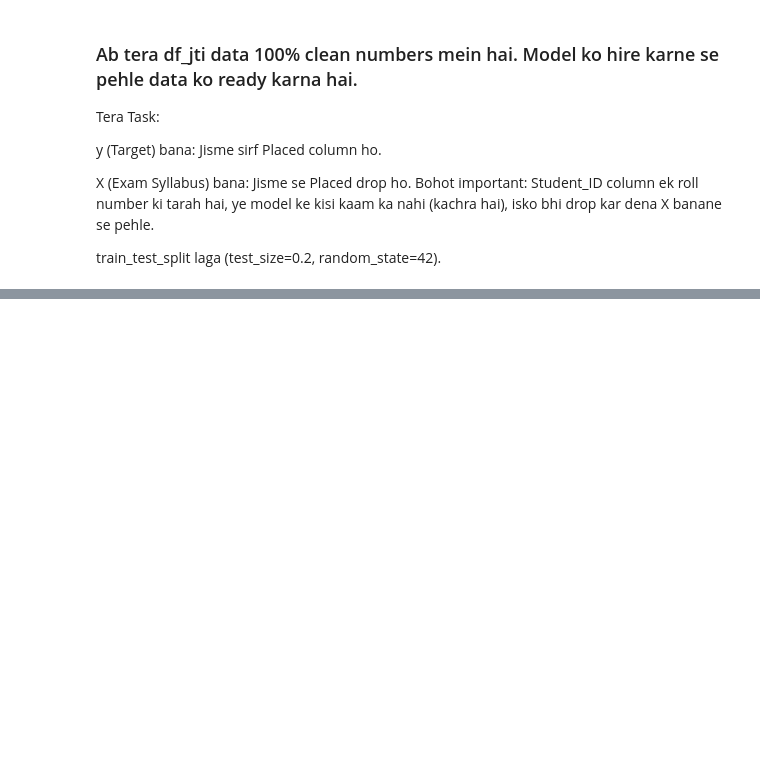
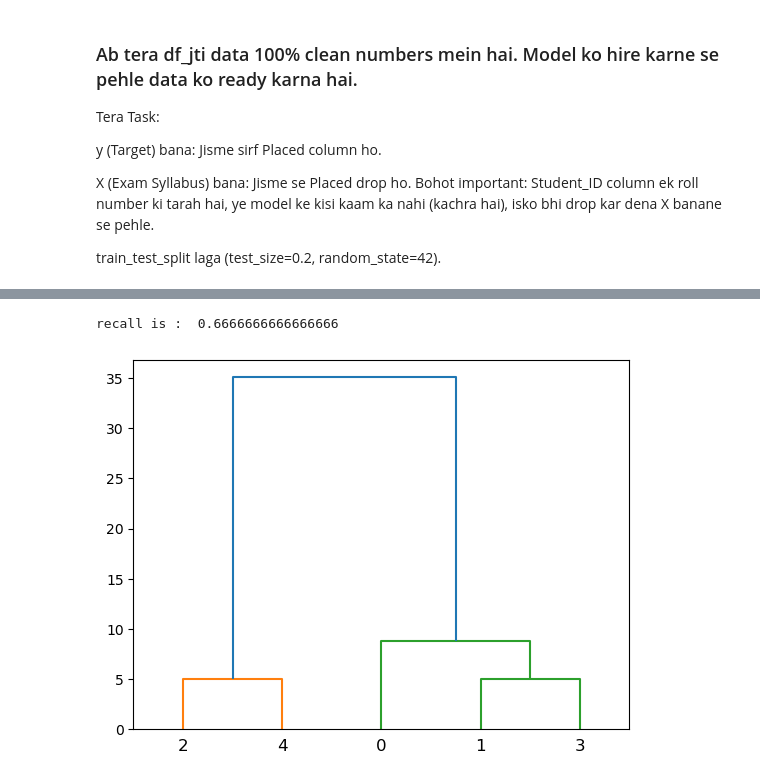
Before and after one commit to Visky-02/Data-Science-Practice, a Jupyter notebook: Untitled Folder/ gemini practice folder .ipynb, the cells around one changed output, grey strips where cells are left out. Drawn from its saved outputs; the diff is of its cells as text; code cells hidden in the pictures; blank space fills up the shorter version.

Commit message:
Completed 25 mix drill question of data science and ml

```diff
--- a/Untitled Folder/ gemini practice folder .ipynb
+++ b/Untitled Folder/ gemini practice folder .ipynb
@@ -494,0 +647,18 @@ print(f"classification report of XG boost is : {classification_report(y_test,pre
+# %%
+import pandas as pd
+import numpy as np
+from sklearn.preprocessing import MinMaxScaler
+from sklearn.metrics import recall_score
+import scipy.cluster.hierarchy as sch
+import matplotlib.pyplot as plt
+
+# Medical Data Load
+data3 = {
+    'Patient_ID': [1001, 1002, 1003, 1004, 1005],
+    'Tumor_Size': [2.5, 1.1, 3.8, 0.9, 4.2],
+    'Blood_Pressure': [120, 115, 140, 110, 135],
+    'Has_Cancer': [1, 0, 1, 0, 1] # 1=Cancer Hai, 0=Nahi Hai
+}
+df3 = pd.DataFrame(data3)
+print("--- MEDICAL DATA LOADED ---")
+print(df3)
@@ -494,0 +686,4 @@ print(f"classification report of XG boost is : {classification_report(y_test,pre
+# %%
+from sklearn.preprocessing import MinMaxScaler
+mms=MinMaxScaler()
+df3[['Tumor_Size','Blood_Pressure']]=mms.fit_transform(df3[['Tumor_Size','Blood_Pressure']])
@@ -494,0 +702,9 @@ print(f"classification report of XG boost is : {classification_report(y_test,pre
+# %%
+print('recall is : ',recall_score(y_true,y_pred))
+# %% [output]
+recall is :  0.6666666666666666
+# %%
+sch.dendrogram(sch.linkage(df3[['Tumor_Size', 'Blood_Pressure']], method='ward'))
+plt.show()
+# %% [output]
+[figure, added]
```
Also changed, not shown: parts of 32 cells of this notebook.
